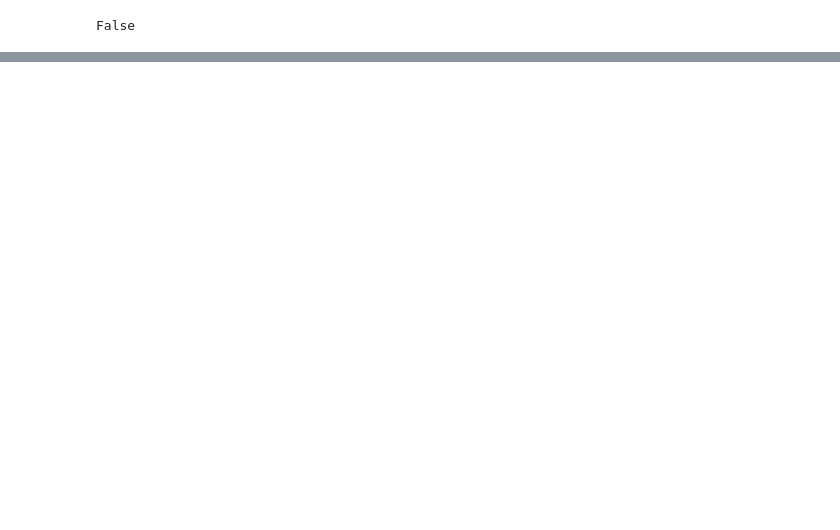
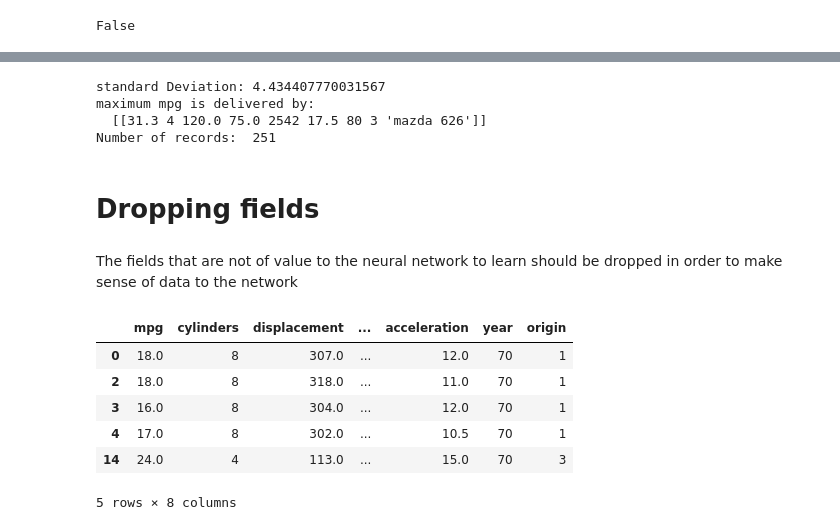
Before and after one commit to venkata2604/aiml_basics, a Jupyter notebook: module2/pandas.ipynb, the cells around one changed output, grey strips where cells are left out. Drawn from its saved outputs; the diff is of its cells as text; code cells hidden in the pictures; blank space fills up the shorter version.

```diff
--- a/module2/pandas.ipynb
+++ b/module2/pandas.ipynb
@@ -214,0 +331,25 @@ array([[0.59616758, 0.83656439, 0.97766119, 0.52266486],
+# %%
+# Analysing mpg if we look at the plot we see that 46.6 needs to be dropped to remove outlier values using standard deviation
+remove_outliers(df, "mpg", 6)
+
+total_analysys("mpg")
+# %% [output]
+standard Deviation: 4.434407770031567
+maximum mpg is delivered by:
+  [[31.3 4 120.0 75.0 2542 17.5 80 3 'mazda 626']]
+Number of records:  251
+# %% [markdown]
+# Dropping fields
+# %% [markdown]
+The fields that are not of value to the neural network to learn should be dropped in order to make sense of data to the network
+# %%
+df.drop("name", axis=1, inplace=True)
+df.head()
+# %% [output]
+|  | mpg | cylinders | displacement | ... | acceleration | year | origin |
+| 0 | 18.0 | 8 | 307.0 | ... | 12.0 | 70 | 1 |
+| 2 | 18.0 | 8 | 318.0 | ... | 11.0 | 70 | 1 |
+| 3 | 16.0 | 8 | 304.0 | ... | 12.0 | 70 | 1 |
+| 4 | 17.0 | 8 | 302.0 | ... | 10.5 | 70 | 1 |
+| 14 | 24.0 | 4 | 113.0 | ... | 15.0 | 70 | 3 |
+5 rows × 8 columns
```
Also changed, not shown: parts of 63 cells of this notebook, 1 other file.
